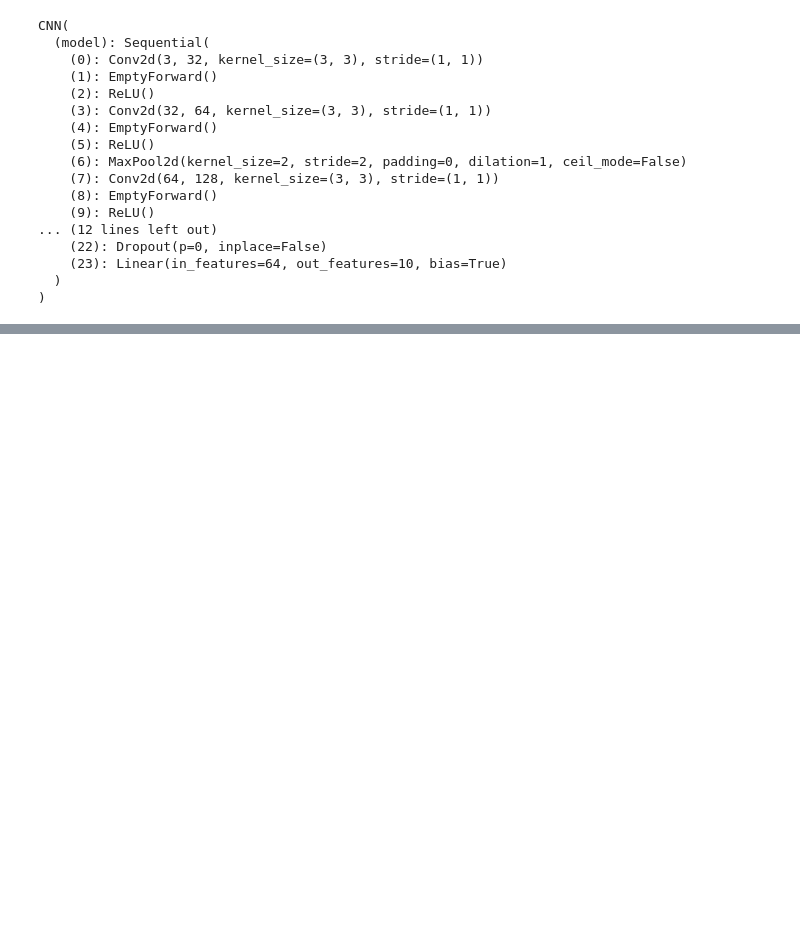
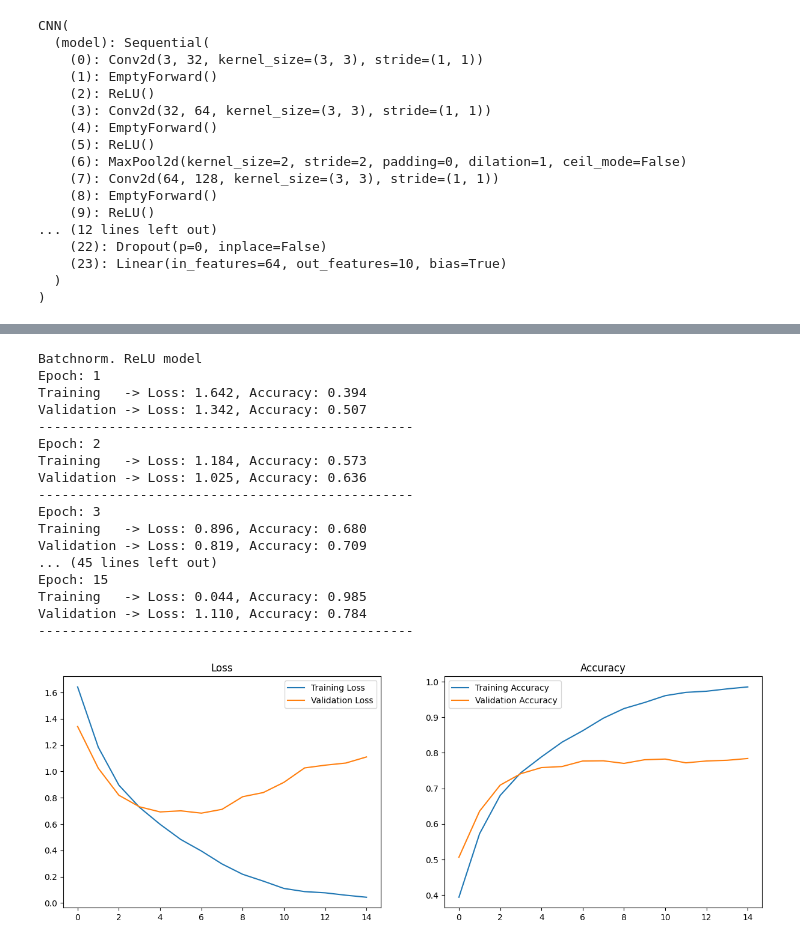
Before and after one commit to dave1b/TSM_DeLearn, a Jupyter notebook: week8/eval_batchnorm_dave_brunner.ipynb, the cells around one changed output, grey strips where cells are left out. Saved outputs shown, nothing was run; the diff lists cells and outputs as text; code cells hidden in the pictures; blank space fills up the shorter version.

```diff
--- a/week8/eval_batchnorm_dave_brunner.ipynb
+++ b/week8/eval_batchnorm_dave_brunner.ipynb
@@ -223,7 +240,26 @@ result_dict['Tanh'] = train_plot_model(model)
 # %%
 print('Batchnorm. ReLU model')
 model = CNN(batch_normalization=True).to(device)
-result_dict['Batchnorm. ReLU'] = train_plot_model(model)
+result_dict['Batchnorm. ReLU'] = train_plot_model(model, n_epochs=15)
+# %% [output]
+Batchnorm. ReLU model
+Epoch: 1
+Training   -> Loss: 1.642, Accuracy: 0.394
+Validation -> Loss: 1.342, Accuracy: 0.507
+------------------------------------------------
+Epoch: 2
+Training   -> Loss: 1.184, Accuracy: 0.573
+Validation -> Loss: 1.025, Accuracy: 0.636
+------------------------------------------------
+Epoch: 3
+Training   -> Loss: 0.896, Accuracy: 0.680
+Validation -> Loss: 0.819, Accuracy: 0.709
+... (45 lines left out)
+Epoch: 15
+Training   -> Loss: 0.044, Accuracy: 0.985
+Validation -> Loss: 1.110, Accuracy: 0.784
+------------------------------------------------
+[figure, added]
 # %%
 print('Batchnorm. Tanh model')
 model = CNN(activation_function=Tanh(), batch_normalization=True).to(device)
```
Also changed, not shown: parts of 17 cells of this notebook.
